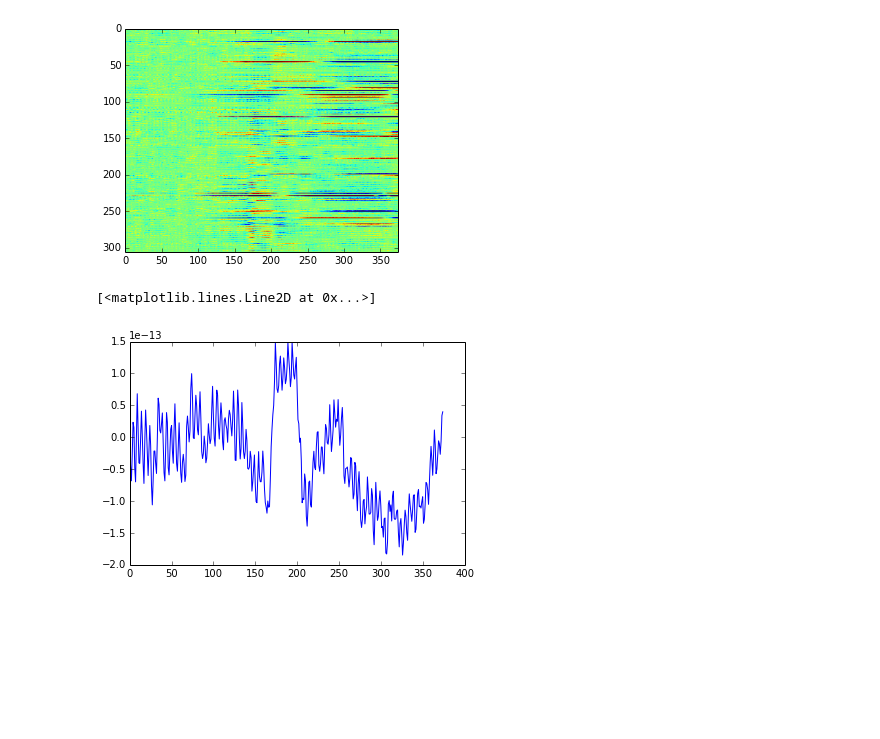
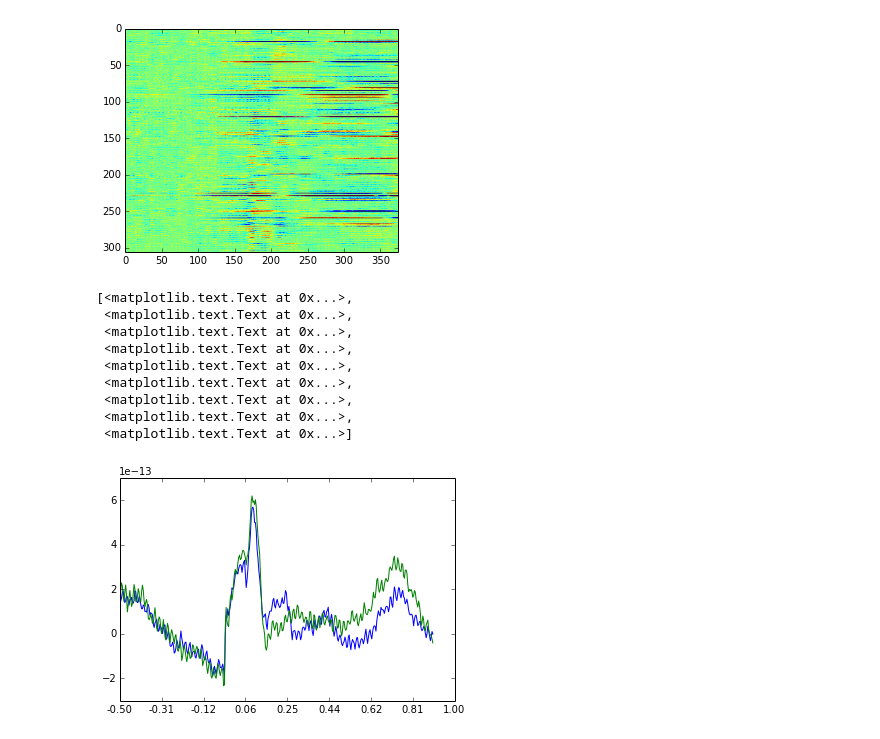
Before and after one commit to SnippyHolloW/kaggleMEG, a Jupyter notebook: Explore_all_subjects.ipynb, the cells around one changed output. Drawn from its saved outputs; the diff is of its cells as text; code cells hidden in the pictures; blank space fills up the shorter version.

```diff
--- a/Explore_all_subjects.ipynb
+++ b/Explore_all_subjects.ipynb
@@ -38,9 +83,26 @@ imshow(diff, vmin=-2e-12, vmax=2e-12)
 # %% [output]
 <matplotlib.image.AxesImage at 0x...>
 [figure]
-# %%
-elecmean = diff[200:300,:].mean(axis=0)
-plot(elecmean)
-# %% [output]
-[<matplotlib.lines.Line2D at 0x...>]
-[figure, removed]
+# %%
+# plot difference per electrode
+
+# notice the difference after the first peak, that starts around 110ms and goes up to 250ms, this is probably the N170
+
+elecmean0 = m0[200:300,:].mean(axis=0)
+elecmean1 = m1[200:300,:].mean(axis=0)
+ax = subplot(111)
+ax.plot(elecmean0)
+ax.plot(elecmean1)
+# time = numpy.linspace(float(d['tmin']), float(d['tmax']), num=d['X'].shape[2])
+ax.xaxis.set_ticklabels(x)
+# %% [output]
+[<matplotlib.text.Text at 0x...>,
+ <matplotlib.text.Text at 0x...>,
+ <matplotlib.text.Text at 0x...>,
+ <matplotlib.text.Text at 0x...>,
+ <matplotlib.text.Text at 0x...>,
+ <matplotlib.text.Text at 0x...>,
+ <matplotlib.text.Text at 0x...>,
+ <matplotlib.text.Text at 0x...>,
+ <matplotlib.text.Text at 0x...>]
+[figure, added]
```
Also changed, not shown: parts of 8 cells of this notebook.
